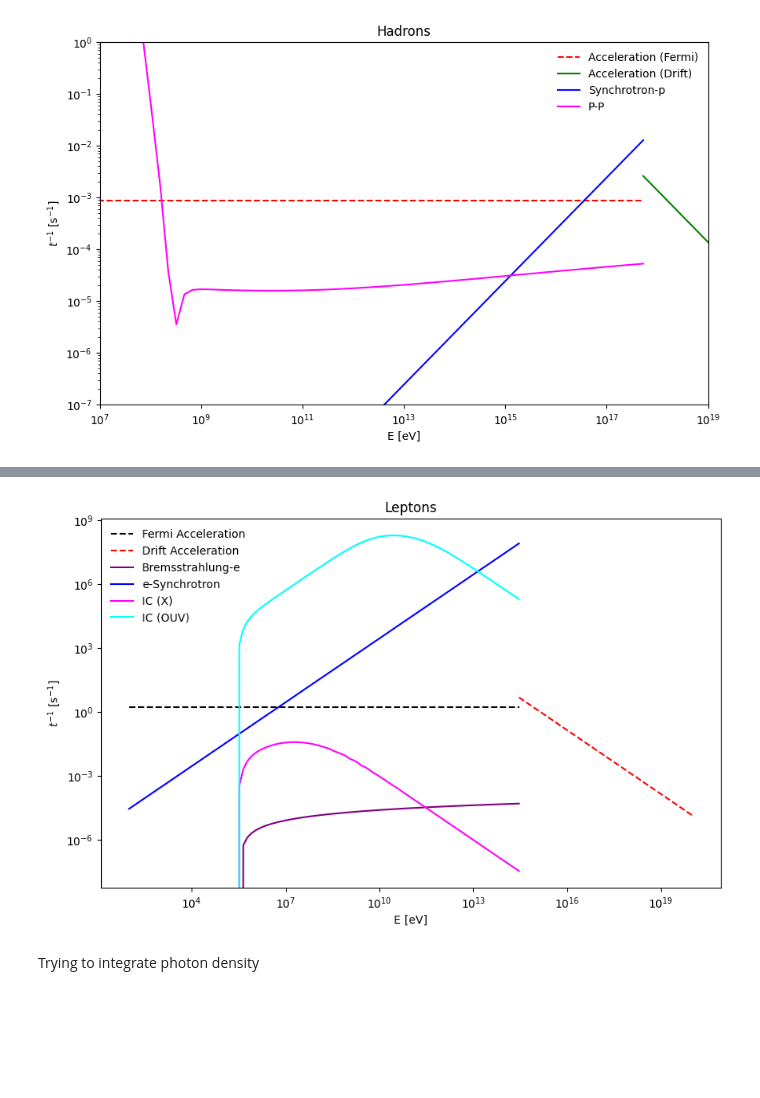
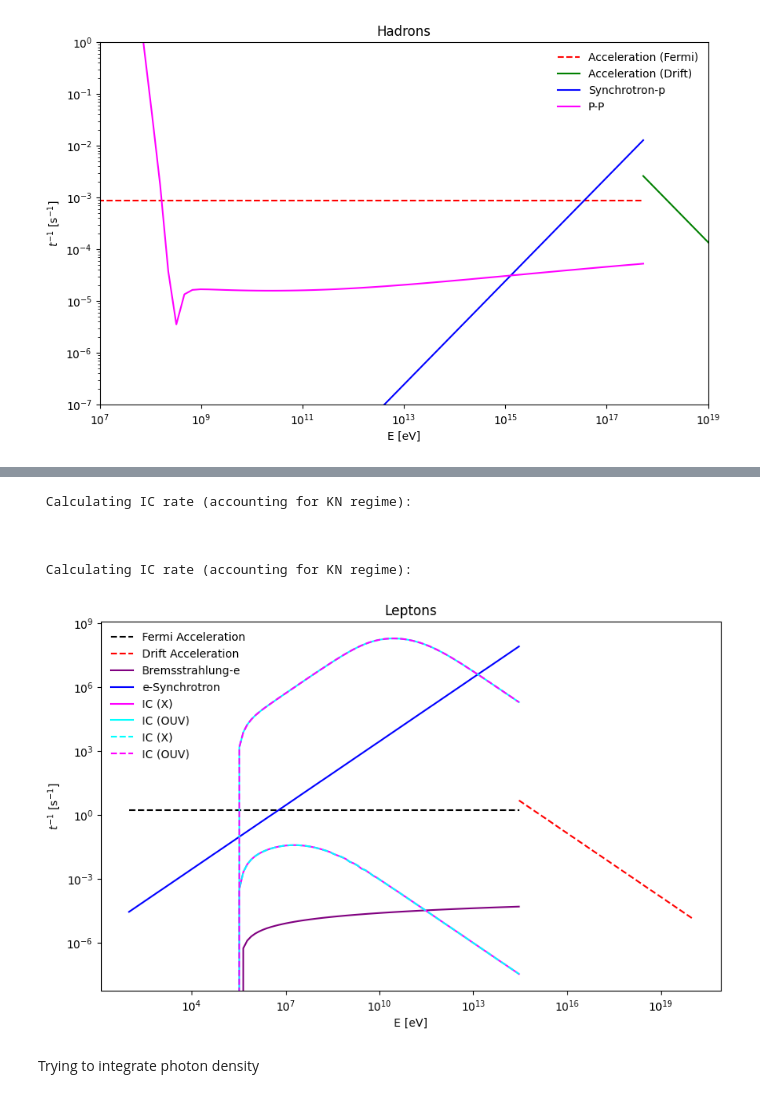
Before and after one commit to luanapassosreis/AGN_Studies, a Jupyter notebook: acc_cooling_rates.ipynb, the cells around one changed output, grey strips where cells are left out. Drawn from its saved outputs; the diff is of its cells as text; code cells hidden in the pictures; blank space fills up the shorter version.

```diff
--- a/acc_cooling_rates.ipynb
+++ b/acc_cooling_rates.ipynb
@@ -181,32 +175,43 @@ rate_IC_OUV = rate_IC(Ee, eps_OUV, nph_OUV)
+# %%
+rate_Juan_X = rate_IC_Juan(Ee, eps_x, nph_x)
+rate_Juan_OUV = rate_IC_Juan(Ee, eps_OUV, nph_OUV)
+# %% [output]
+ Calculating IC rate (accounting for KN regime):
+
+
+
+ Calculating IC rate (accounting for KN regime):
 # %%
 ## leptons
 
 plt.figure(figsize=(10, 6))
 
 ## acceleration
-plt.loglog(Ee/eV,[(mp/me)*1/time_acc_regime3(va, delta_RX)]*len(Ee),'--',label='Fermi Acceleration',color='black')
-plt.loglog(Ee_drift/eV,1/timeacc_drift(Ee_drift, B_c, va),'--',label='Drift Acceleration',color='red')
+plt.loglog(Ee/eV,[(mp/me)*1/t_acc_fermi(va, delta_RX)]*len(Ee),'--',label='Fermi Acceleration',color='black')
+plt.loglog(Ee_drift/eV,1/t_acc_drift(Ee_drift, B_c, va),'--',label='Drift Acceleration',color='red')
 
 ## losses
 plt.loglog(Ee/eV,rate_bremss_e(n_c, 1, Ee),label='Bremsstrahlung-e',color='purple')
-plt.loglog(Ee/eV,rate_synch_e(B_c, Ee),label='e-Synchrotron',color='blue')
+plt.loglog(Ee/eV,rate_synch(Ee, B_c, me),label='e-Synchrotron',color='blue')
 plt.loglog(Ee/eV,rate_IC_X,label='IC (X)',color='magenta')
 plt.loglog(Ee/eV,rate_IC_OUV,label='IC (OUV)',color='cyan')
+plt.loglog(Ee/eV,rate_Juan_X,'--',label='IC (X)',color='cyan')
+plt.loglog(Ee/eV,rate_Juan_OUV,'--',label='IC (OUV)',color='magenta')
 
 
 # plt.xlim((1e9,Ep.max()/eV))
 # plt.ylim((1e-11,1e6))
 
 plt.xlabel('E [eV]')
 plt.ylabel('$t^{-1}$ [s$^{-1}$]')
 plt.title('Leptons')
 
 plt.legend(frameon=False,loc='upper left')
 plt.savefig('plots/cooling_leptons_eV.png',dpi=300)
 
 plt.show()
 # %% [output]
-[figure, old version]
+[figure, new version]
 # %%
 # rate_pg_cool(Ep, eps, nph):
 #     '''
```
Also changed, not shown: parts of 9 cells of this notebook, 9 other files.
